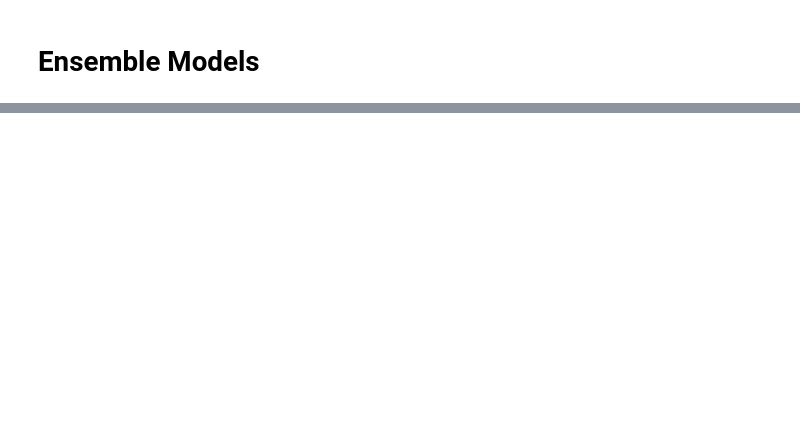
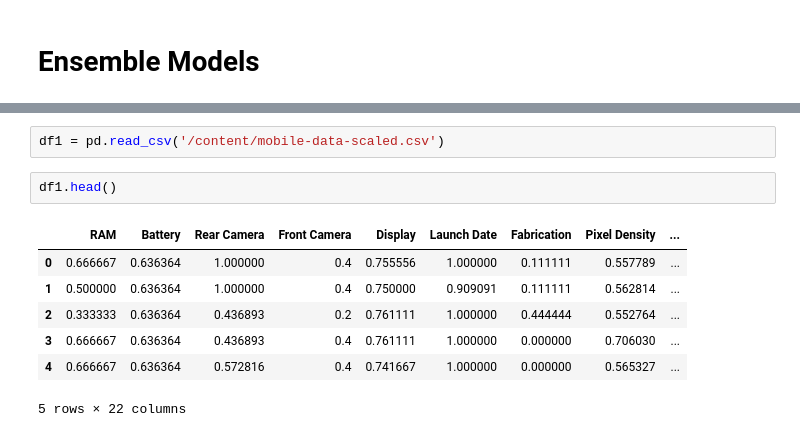
Before and after one commit to arnold-anand/Intel-Unnati-Summer-Internship-2023, a Jupyter notebook: Intel_Unnati_Data_Cleaning_.ipynb, the cells around one changed output, grey strips where cells are left out. Cells and saved outputs as stored; diff of their text form; blank space fills up the shorter version.

```diff
--- a/Intel_Unnati_Data_Cleaning_.ipynb
+++ b/Intel_Unnati_Data_Cleaning_.ipynb
@@ -555,0 +705,12 @@ R-squared: 0.707386749985075
+# %%
+df1 = pd.read_csv('/content/mobile-data-scaled.csv')
+# %%
+df1.head()
+# %% [output]
+|  | RAM | Battery | Rear Camera | Front Camera | Display | Launch Date | Fabrication | Pixel Density | ... |
+| 0 | 0.666667 | 0.636364 | 1.000000 | 0.4 | 0.755556 | 1.000000 | 0.111111 | 0.557789 | ... |
+| 1 | 0.500000 | 0.636364 | 1.000000 | 0.4 | 0.750000 | 0.909091 | 0.111111 | 0.562814 | ... |
+| 2 | 0.333333 | 0.636364 | 0.436893 | 0.2 | 0.761111 | 1.000000 | 0.444444 | 0.552764 | ... |
+| 3 | 0.666667 | 0.636364 | 0.436893 | 0.4 | 0.761111 | 1.000000 | 0.000000 | 0.706030 | ... |
+| 4 | 0.666667 | 0.636364 | 0.572816 | 0.4 | 0.741667 | 1.000000 | 0.000000 | 0.565327 | ... |
+5 rows × 22 columns
```
Also changed, not shown: parts of 13 cells of this notebook, 1 other file.
